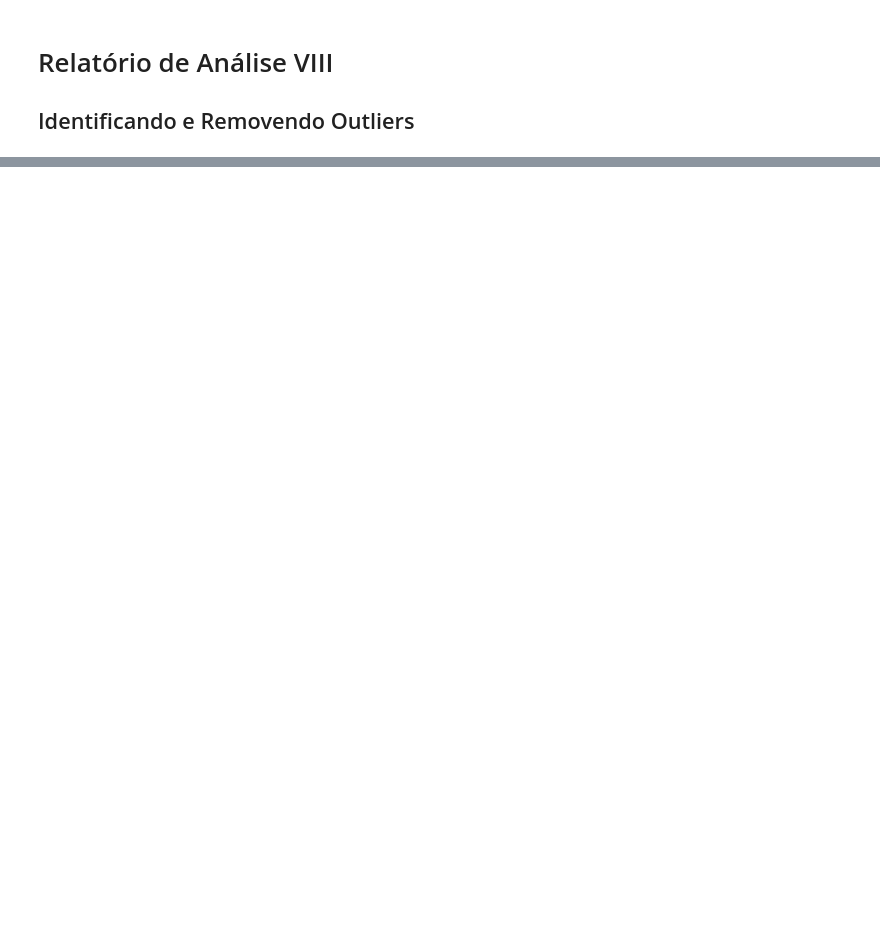
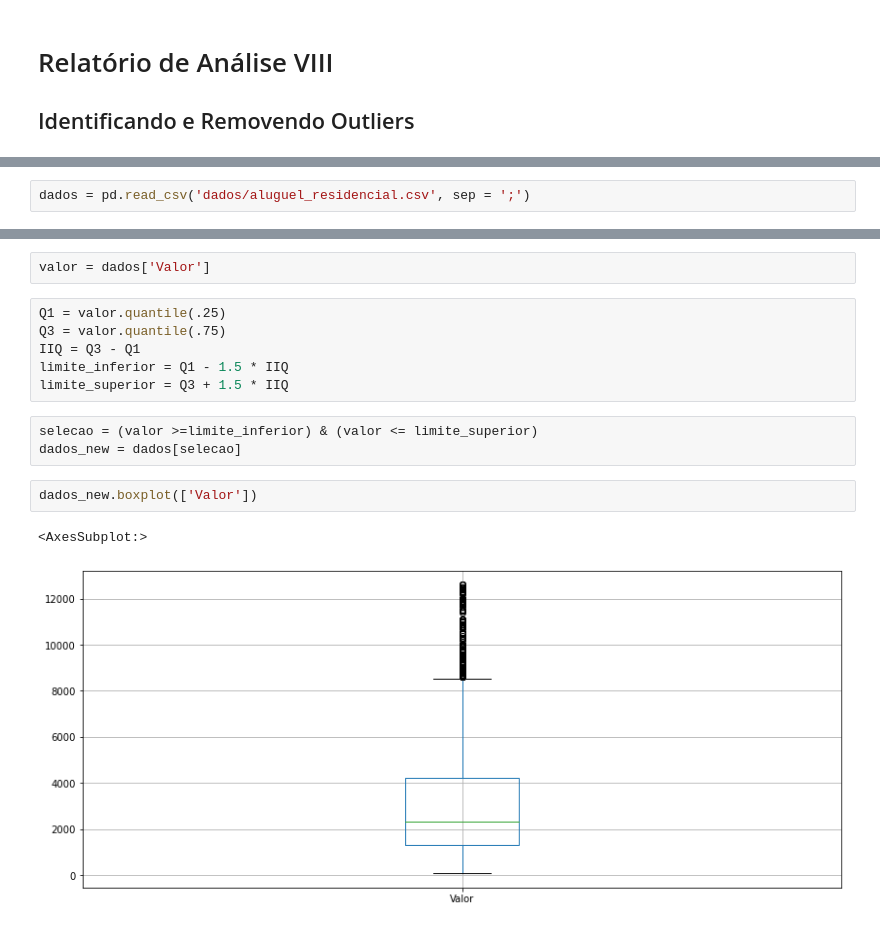
Before and after one commit to JulianaBergamini/aluguelPandas, a Jupyter notebook: RA 8 Identificando e Removendo Outliers.ipynb, the cells around one changed output, grey strips where cells are left out. Drawn from its saved outputs; the diff is of its cells as text; blank space fills up the shorter version.

```diff
--- a/RA 8 Identificando e Removendo Outliers.ipynb
+++ b/RA 8 Identificando e Removendo Outliers.ipynb
@@ -17,0 +13,2 @@ dados.boxplot(['Valor'])
+# %%
+dados = pd.read_csv('dados/aluguel_residencial.csv', sep = ';')
@@ -17,0 +40,16 @@ dados.boxplot(['Valor'])
+# %%
+valor = dados['Valor']
+# %%
+Q1 = valor.quantile(.25)
+Q3 = valor.quantile(.75)
+IIQ = Q3 - Q1
+limite_inferior = Q1 - 1.5 * IIQ
+limite_superior = Q3 + 1.5 * IIQ
+# %%
+selecao = (valor >=limite_inferior) & (valor <= limite_superior)
+dados_new = dados[selecao]
+# %%
+dados_new.boxplot(['Valor'])
+# %% [output]
+<AxesSubplot:>
+[figure, added]
```
Also changed, not shown: parts of 4 cells of this notebook, 5 other files.
